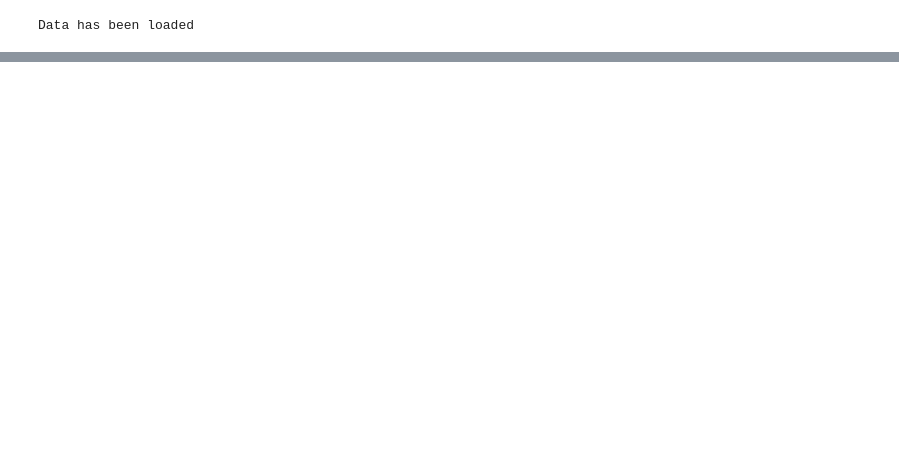
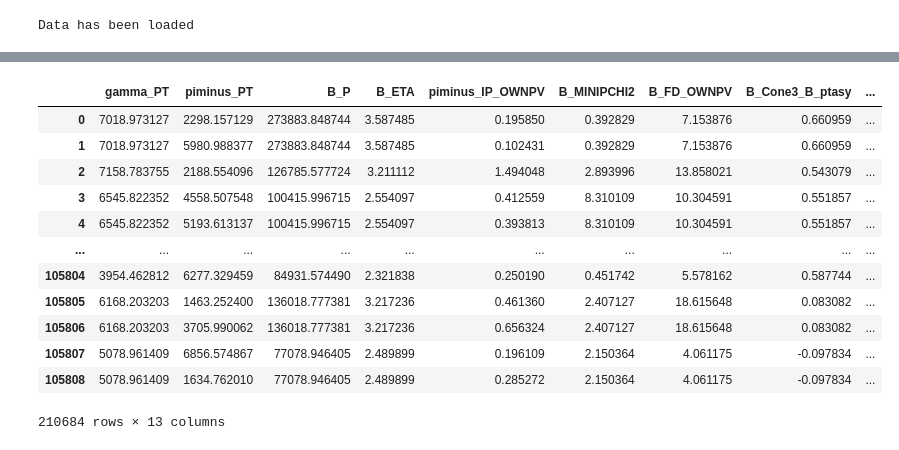
Before and after one commit to s1960329/MScProjectCode, a Jupyter notebook: scipts/PlotHistograms.ipynb, the cells around one changed output, grey strips where cells are left out. Saved outputs shown, nothing was run; the diff lists cells and outputs as text; code cells hidden in the pictures; blank space fills up the shorter version.

```diff
--- a/scipts/PlotHistograms.ipynb
+++ b/scipts/PlotHistograms.ipynb
@@ -53,0 +70,16 @@ Data has been loaded
+# %%
+dataframes["kpi"]
+# %% [output]
+|  | gamma_PT | piminus_PT | B_P | B_ETA | piminus_IP_OWNPV | B_MINIPCHI2 | B_FD_OWNPV | B_Cone3_B_ptasy | ... |
+| 0 | 7018.973127 | 2298.157129 | 273883.848744 | 3.587485 | 0.195850 | 0.392829 | 7.153876 | 0.660959 | ... |
+| 1 | 7018.973127 | 5980.988377 | 273883.848744 | 3.587485 | 0.102431 | 0.392829 | 7.153876 | 0.660959 | ... |
+| 2 | 7158.783755 | 2188.554096 | 126785.577724 | 3.211112 | 1.494048 | 2.893996 | 13.858021 | 0.543079 | ... |
+| 3 | 6545.822352 | 4558.507548 | 100415.996715 | 2.554097 | 0.412559 | 8.310109 | 10.304591 | 0.551857 | ... |
+| 4 | 6545.822352 | 5193.613137 | 100415.996715 | 2.554097 | 0.393813 | 8.310109 | 10.304591 | 0.551857 | ... |
+| ... | ... | ... | ... | ... | ... | ... | ... | ... | ... |
+| 105804 | 3954.462812 | 6277.329459 | 84931.574490 | 2.321838 | 0.250190 | 0.451742 | 5.578162 | 0.587744 | ... |
+| 105805 | 6168.203203 | 1463.252400 | 136018.777381 | 3.217236 | 0.461360 | 2.407127 | 18.615648 | 0.083082 | ... |
+| 105806 | 6168.203203 | 3705.990062 | 136018.777381 | 3.217236 | 0.656324 | 2.407127 | 18.615648 | 0.083082 | ... |
+| 105807 | 5078.961409 | 6856.574867 | 77078.946405 | 2.489899 | 0.196109 | 2.150364 | 4.061175 | -0.097834 | ... |
+| 105808 | 5078.961409 | 1634.762010 | 77078.946405 | 2.489899 | 0.285272 | 2.150364 | 4.061175 | -0.097834 | ... |
+210684 rows × 13 columns
```
Also changed, not shown: parts of 7 cells of this notebook, 35 other files.
